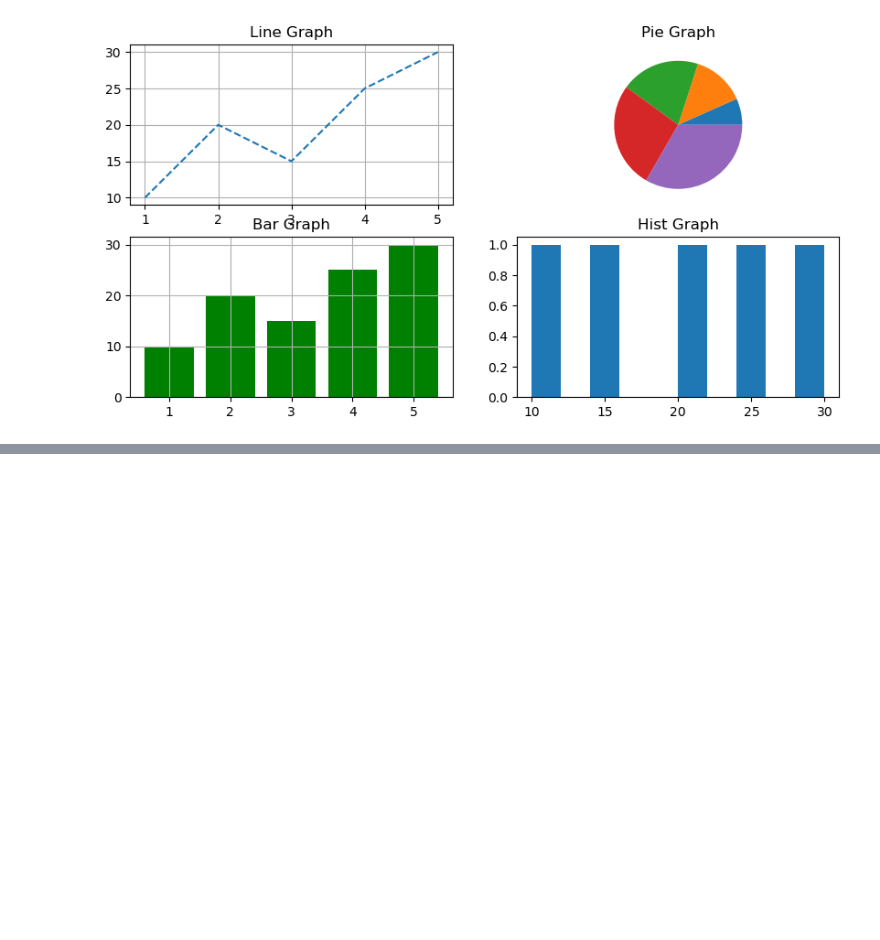
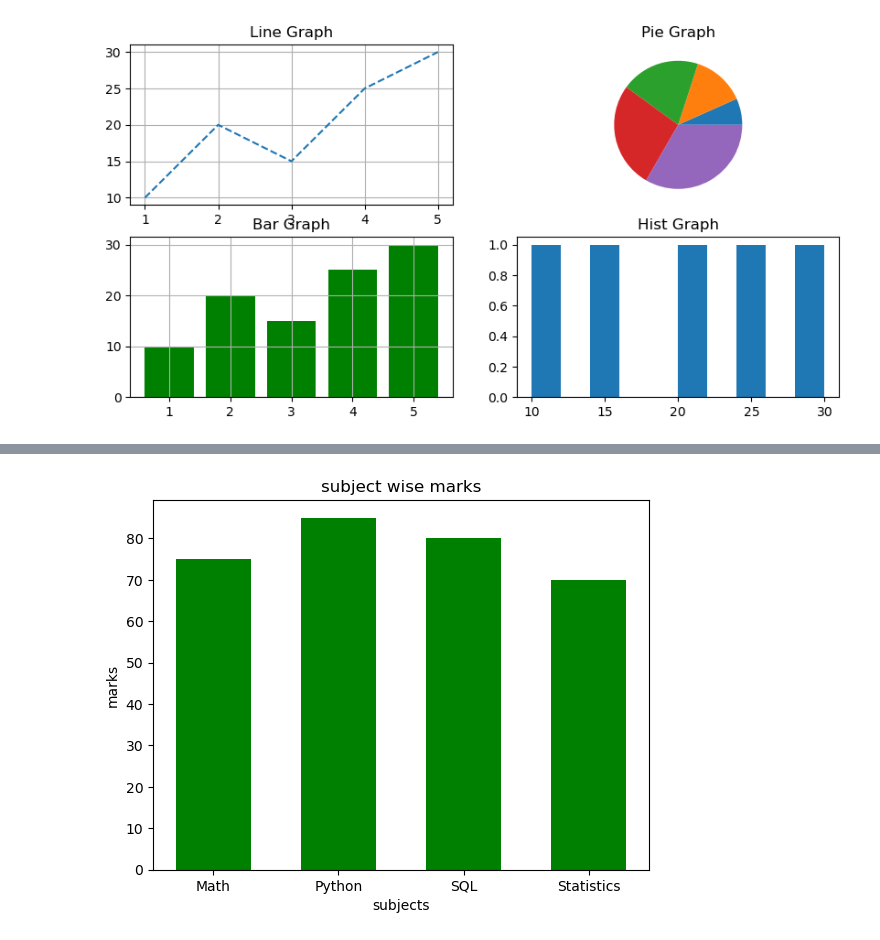
Before and after one commit to shripada-mahato/Matplotlib, a Jupyter notebook: operation.ipynb, the cells around one changed output, grey strips where cells are left out. Saved outputs shown, nothing was run; the diff lists cells and outputs as text; code cells hidden in the pictures; blank space fills up the shorter version.

```diff
--- a/operation.ipynb
+++ b/operation.ipynb
@@ -335,0 +370,14 @@ plt.show()
+# %%
+import matplotlib.pyplot as plt
+subjects = ["Math", "Python", "SQL", "Statistics"]
+marks = [75, 85, 80, 70]
+plt.bar(subjects,marks,
+        color='green',
+        width=0.6
+        )
+plt.xlabel("subjects")
+plt.ylabel("marks")
+plt.title("subject wise marks")
+plt.show()
+# %% [output]
+[figure, added]
```
Also changed, not shown: parts of 3 cells of this notebook.
